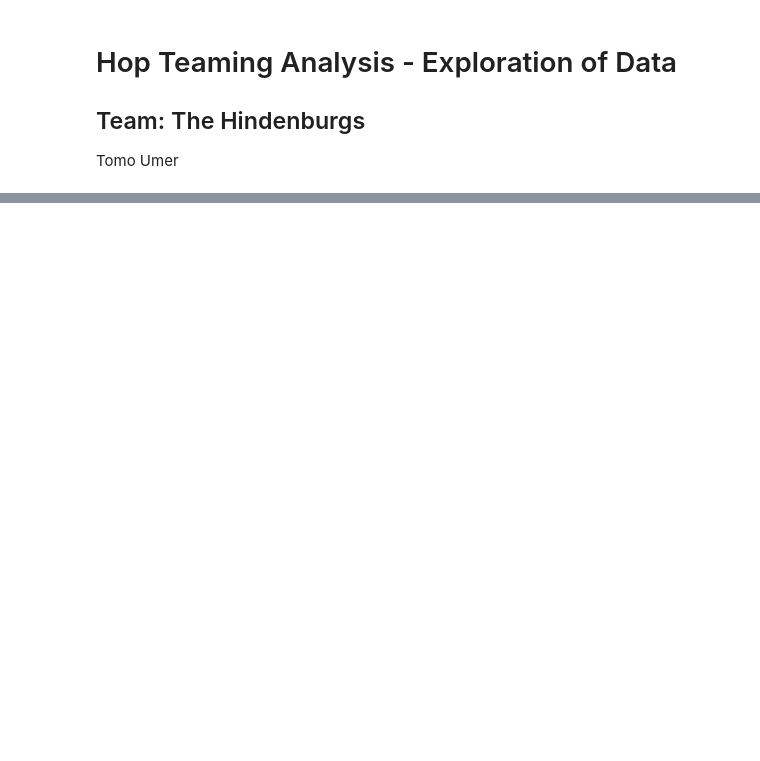
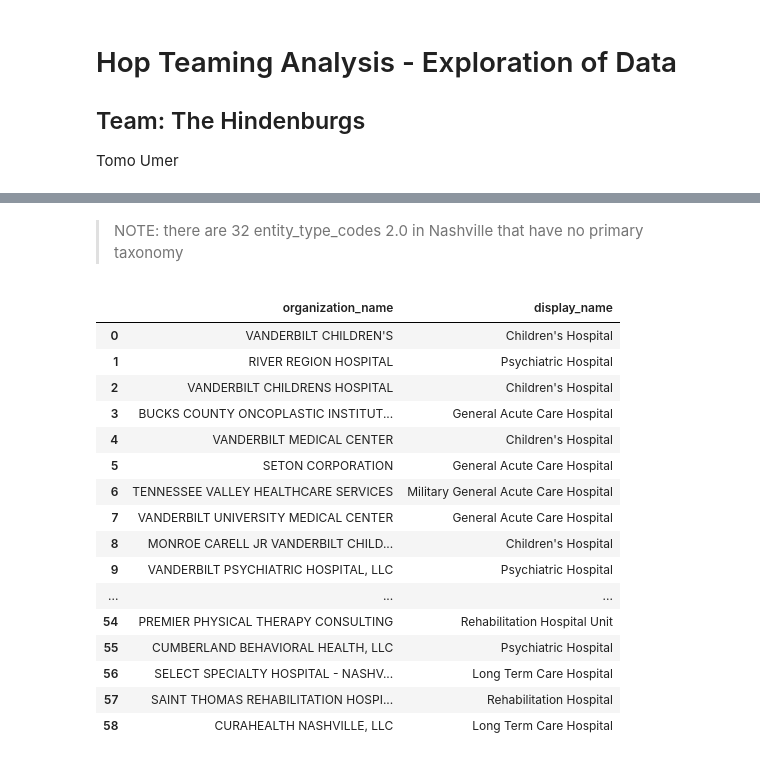
Before and after one commit to tomoumer/hop_team-the-hindenburgs, a Jupyter notebook: notebooks/data_exploration.ipynb, the cells around one changed output, grey strips where cells are left out. Saved outputs shown, nothing was run; the diff lists cells and outputs as text; code cells hidden in the pictures; blank space fills up the shorter version.

Commit message:
started some data exploration

```diff
--- a/notebooks/data_exploration.ipynb
+++ b/notebooks/data_exploration.ipynb
@@ -40,0 +42,39 @@ test_sqlite
+# %% [markdown]
+> NOTE: there are 32 entity_type_codes 2.0 in Nashville that have no primary taxonomy
+# %%
+query = """
+SELECT DISTINCT organization_name, display_name
+FROM nnpes AS np
+INNER JOIN nucc_taxonomy AS nt
+ON np.primary_taxonomy = nt.code
+WHERE entity_type_code = 2.0
+    AND addresS_city_name = 'NASHVILLE'
+    AND addresS_state_name = 'TN'
+    AND display_name LIKE '%Hospital%'
+    AND section = 'Non-Individual'
+"""
+
+# LIMIT 1000;
+
+with sqlite3.connect('../data/hop_teaming_database.sqlite') as db:
+    hospitals_sqlite = pd.read_sql(query, db)
+
+hospitals_sqlite
+# %% [output]
+|  | organization_name | display_name |
+| 0 | VANDERBILT CHILDREN'S | Children's Hospital |
+| 1 | RIVER REGION HOSPITAL | Psychiatric Hospital |
+| 2 | VANDERBILT CHILDRENS HOSPITAL | Children's Hospital |
+| 3 | BUCKS COUNTY ONCOPLASTIC INSTITUT... | General Acute Care Hospital |
+| 4 | VANDERBILT MEDICAL CENTER | Children's Hospital |
+| 5 | SETON CORPORATION | General Acute Care Hospital |
+| 6 | TENNESSEE VALLEY HEALTHCARE SERVICES | Military General Acute Care Hospital |
+| 7 | VANDERBILT UNIVERSITY MEDICAL CENTER | General Acute Care Hospital |
+| 8 | MONROE CARELL JR VANDERBILT CHILD... | Children's Hospital |
+| 9 | VANDERBILT PSYCHIATRIC HOSPITAL, LLC | Psychiatric Hospital |
+| ... | ... | ... |
+| 54 | PREMIER PHYSICAL THERAPY CONSULTING | Rehabilitation Hospital Unit |
+| 55 | CUMBERLAND BEHAVIORAL HEALTH, LLC | Psychiatric Hospital |
+| 56 | SELECT SPECIALTY HOSPITAL - NASHV... | Long Term Care Hospital |
+| 57 | SAINT THOMAS REHABILITATION HOSPI... | Rehabilitation Hospital |
+| 58 | CURAHEALTH NASHVILLE, LLC | Long Term Care Hospital |
```
Also changed, not shown: parts of 3 cells of this notebook.
